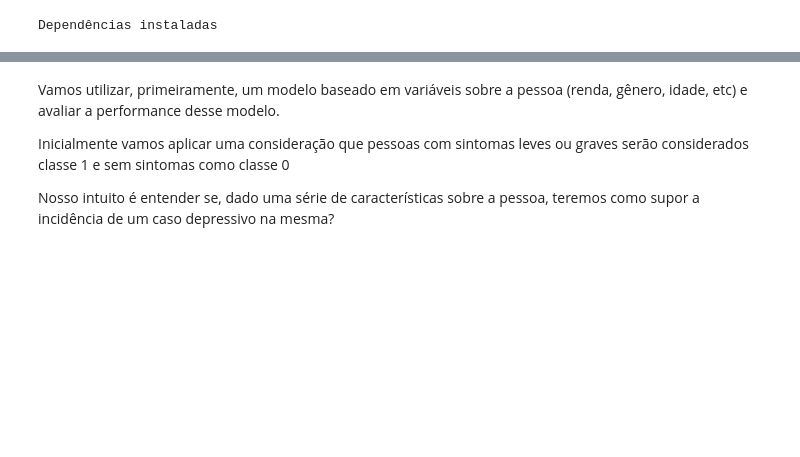
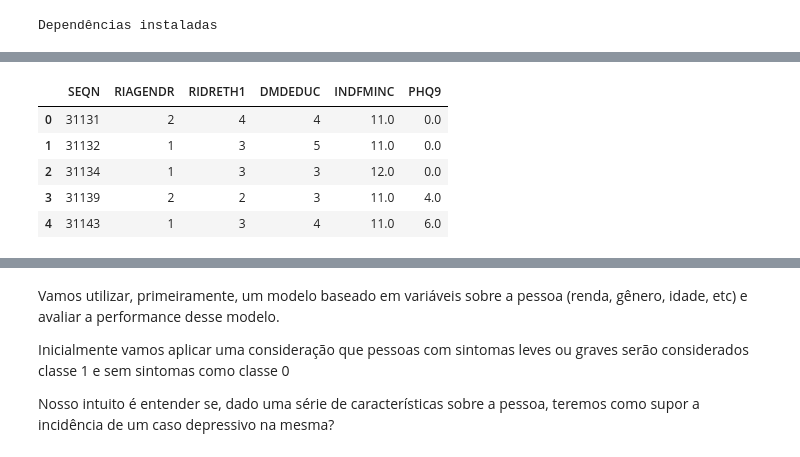
Before and after one commit to LuizAlbino/nhnes-data-project, a Jupyter notebook: logistic-regression.ipynb, the cells around one changed output, grey strips where cells are left out. Cells and saved outputs as stored; diff of their text form; code cells hidden in the pictures; blank space fills up the shorter version.

```diff
--- a/logistic-regression.ipynb
+++ b/logistic-regression.ipynb
@@ -49,0 +37,11 @@ dataset.describe()
+# %%
+df = dataset[['SEQN','RIAGENDR', 'RIDRETH1','DMDEDUC', 'INDFMINC','PHQ9']]
+
+df.head()
+# %% [output]
+|  | SEQN | RIAGENDR | RIDRETH1 | DMDEDUC | INDFMINC | PHQ9 |
+| 0 | 31131 | 2 | 4 | 4 | 11.0 | 0.0 |
+| 1 | 31132 | 1 | 3 | 5 | 11.0 | 0.0 |
+| 2 | 31134 | 1 | 3 | 3 | 12.0 | 0.0 |
+| 3 | 31139 | 2 | 2 | 3 | 11.0 | 4.0 |
+| 4 | 31143 | 1 | 3 | 4 | 11.0 | 6.0 |
```
Also changed, not shown: parts of 28 cells of this notebook.
